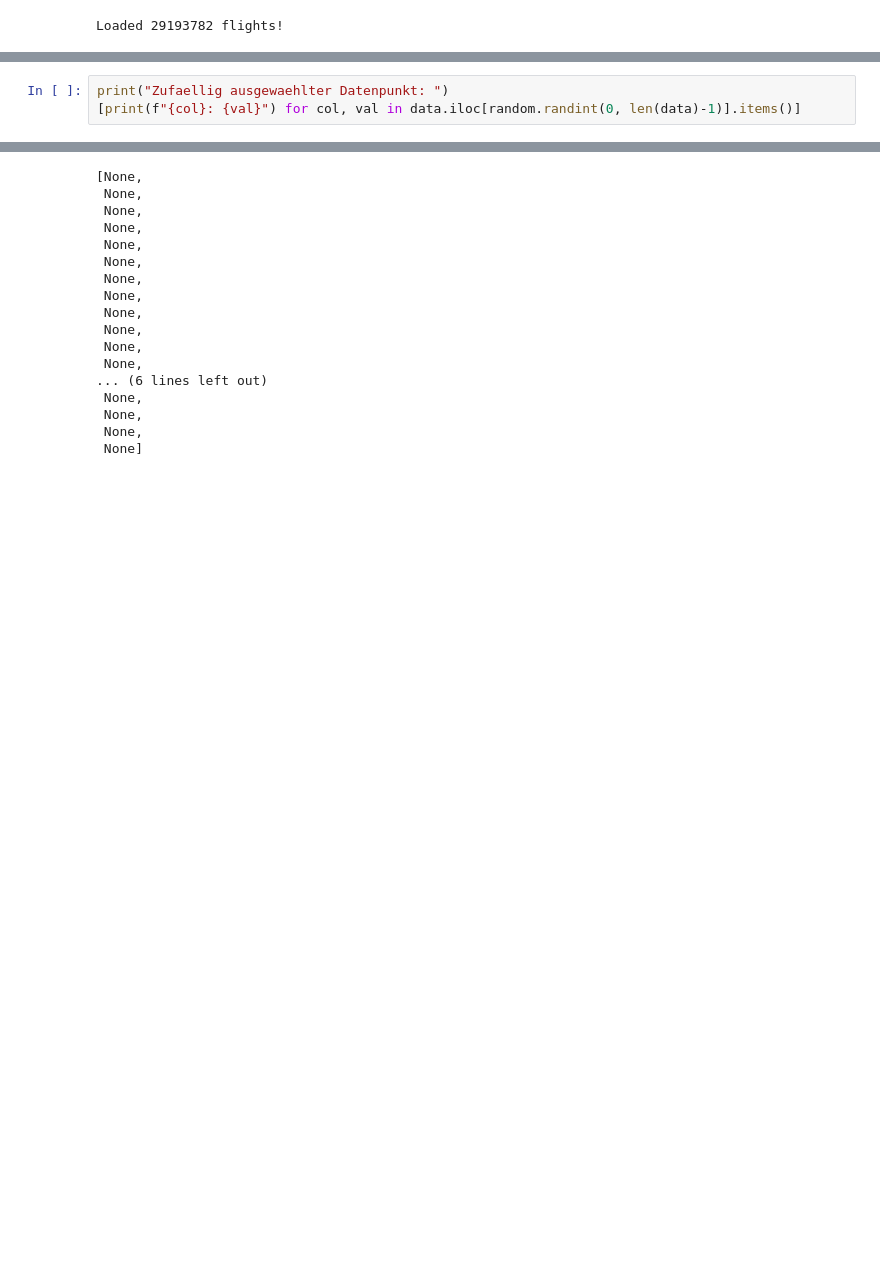
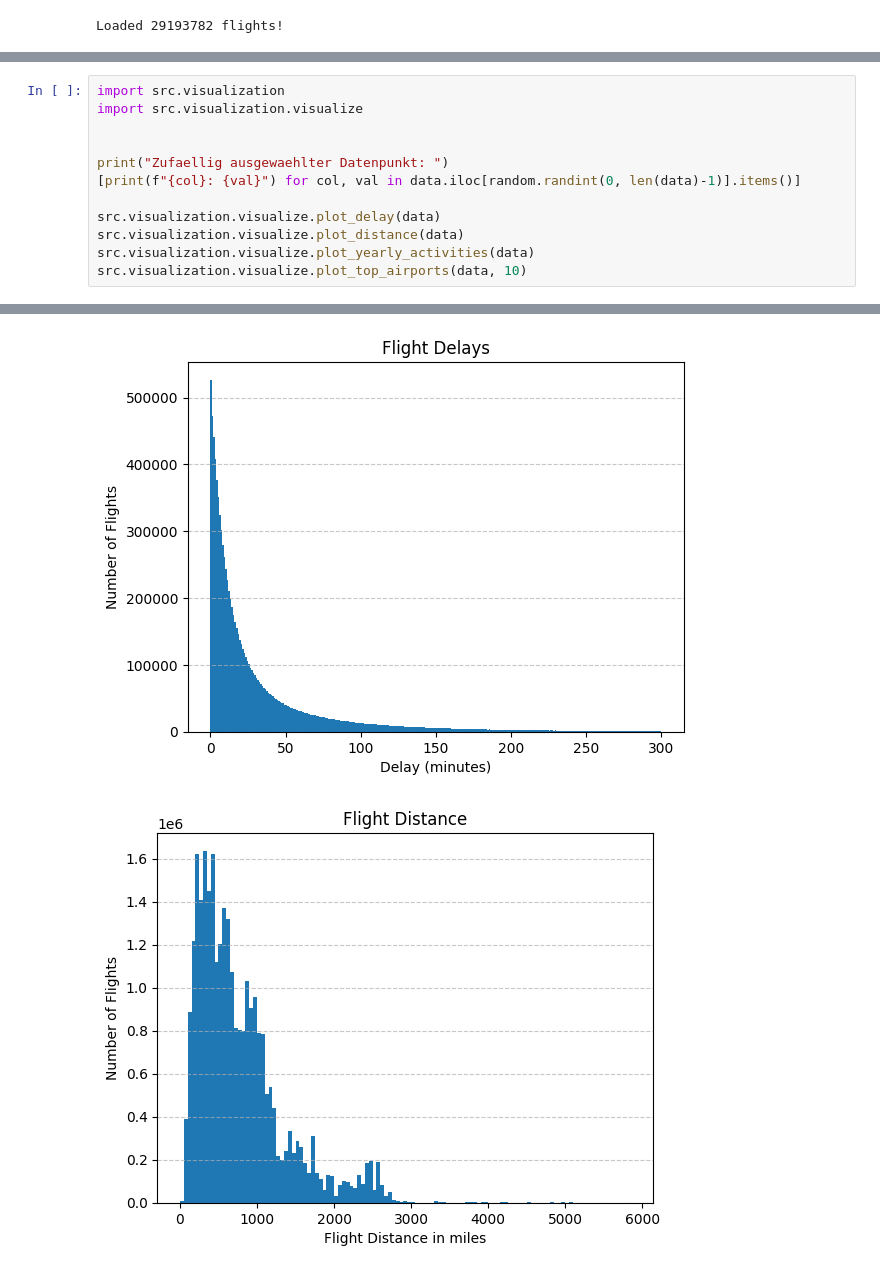
Before and after one commit to Ungetoastet/Data-Science-Project, a Jupyter notebook: notebooks/main.ipynb, the cells around one changed output, grey strips where cells are left out. Drawn from its saved outputs; the diff is of its cells as text; blank space fills up the shorter version.

```diff
--- a/notebooks/main.ipynb
+++ b/notebooks/main.ipynb
@@ -60,7 +64,16 @@ Loaded 29193782 flights!
 
 Hier wird der Datensatz visualiert, um ein Gefuehl fuer die Daten zu bekommen.
 # %%
+import src.visualization
+import src.visualization.visualize
+
+
 print("Zufaellig ausgewaehlter Datenpunkt: ")
 [print(f"{col}: {val}") for col, val in data.iloc[random.randint(0, len(data)-1)].items()]
+
+src.visualization.visualize.plot_delay(data)
+src.visualization.visualize.plot_distance(data)
+src.visualization.visualize.plot_yearly_activities(data)
+src.visualization.visualize.plot_top_airports(data, 10)
 # %% [output]
 Zufaellig ausgewaehlter Datenpunkt:
@@ -83,17 +96,2 @@ CRSArrTime: 1956
-[None,
- None,
- None,
- None,
- None,
- None,
- None,
- None,
- None,
- None,
- None,
- None,
-... (6 lines left out)
- None,
- None,
- None,
- None]
+[figure, added]
+[figure, added]
```
Also changed, not shown: parts of 18 cells of this notebook, 4 other files.
